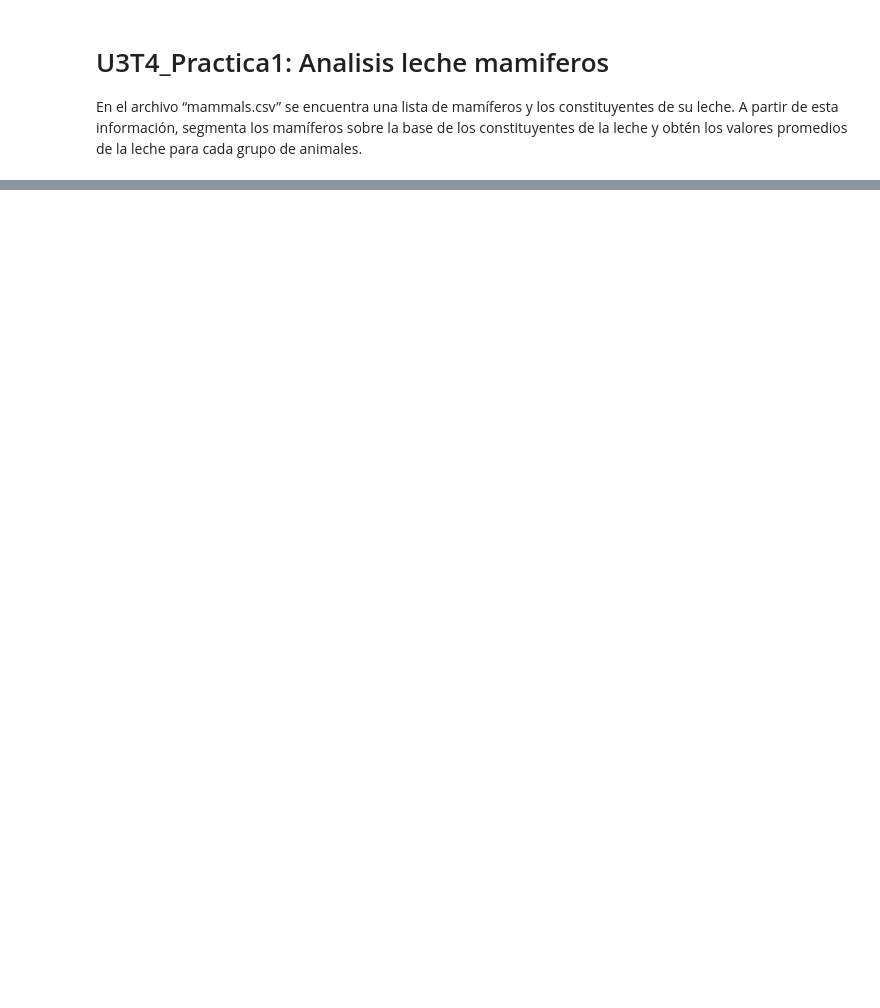
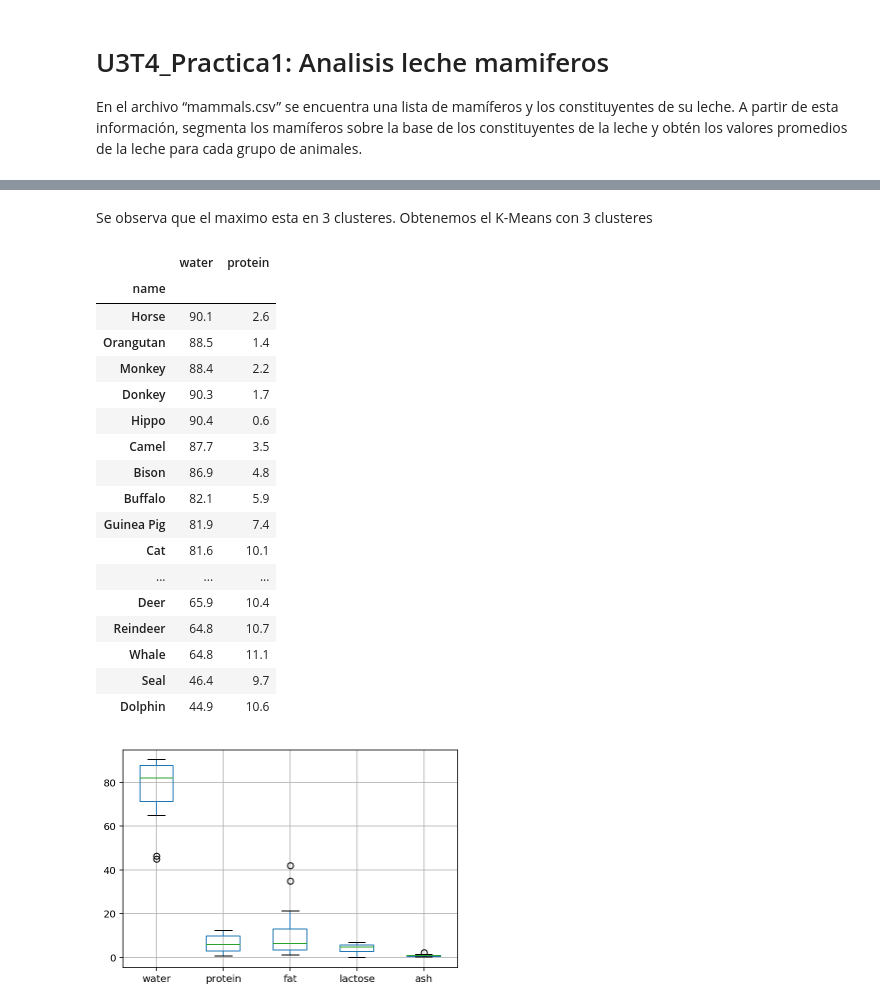
Before and after one commit to chemadd/masterBD, a Jupyter notebook: Unidad03/U3T4_Practica1.ipynb, the cells around one changed output, grey strips where cells are left out. Drawn from its saved outputs; the diff is of its cells as text; code cells hidden in the pictures; blank space fills up the shorter version.

```diff
--- a/Unidad03/U3T4_Practica1.ipynb
+++ b/Unidad03/U3T4_Practica1.ipynb
@@ -63,0 +84,25 @@ print (x_pca)
+# %% [markdown]
+Se observa que el maximo esta en 3 clusteres. Obtenemos el K-Means con 3 clusteres
+# %%
+Mammals_df.boxplot()
+Mammals_df.filter(items=['water','protein'])
+# %% [output]
+|  | water | protein |
+| name |  |  |
+| Horse | 90.1 | 2.6 |
+| Orangutan | 88.5 | 1.4 |
+| Monkey | 88.4 | 2.2 |
+| Donkey | 90.3 | 1.7 |
+| Hippo | 90.4 | 0.6 |
+| Camel | 87.7 | 3.5 |
+| Bison | 86.9 | 4.8 |
+| Buffalo | 82.1 | 5.9 |
+| Guinea Pig | 81.9 | 7.4 |
+| Cat | 81.6 | 10.1 |
+| ... | ... | ... |
+| Deer | 65.9 | 10.4 |
+| Reindeer | 64.8 | 10.7 |
+| Whale | 64.8 | 11.1 |
+| Seal | 46.4 | 9.7 |
+| Dolphin | 44.9 | 10.6 |
+[figure, added]
```
Also changed, not shown: parts of 7 cells of this notebook.
